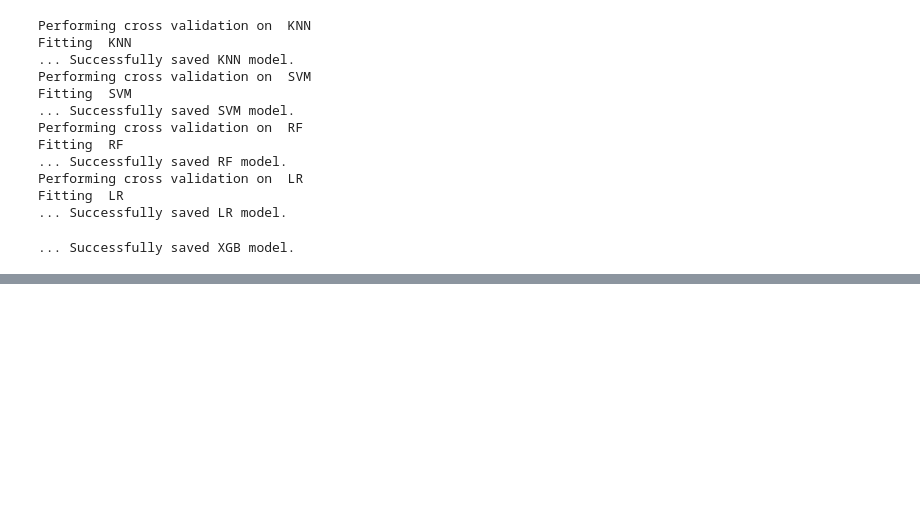
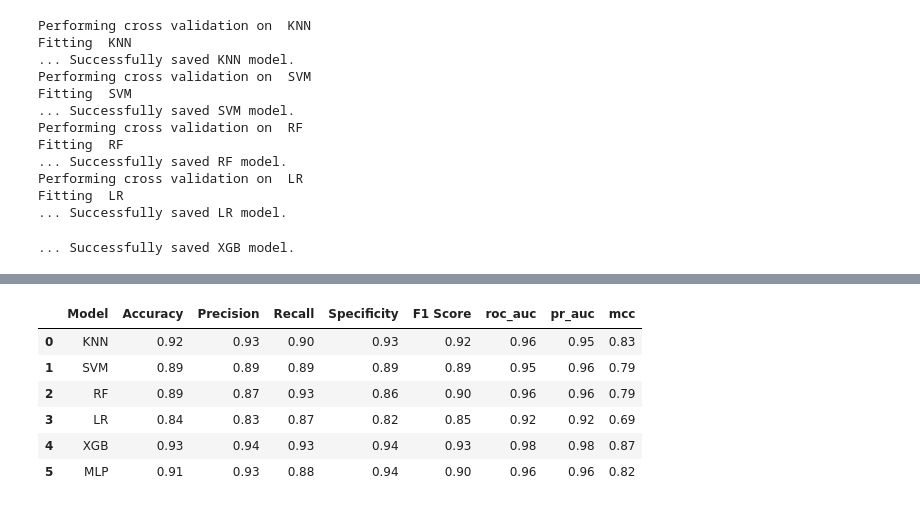
Before and after one commit to omicscodeathon/brainroute, a Jupyter notebook: notebooks/mtoralzml.ipynb, the cells around one changed output, grey strips where cells are left out. Cells and saved outputs as stored; diff of their text form; code cells hidden in the pictures; blank space fills up the shorter version.

```diff
--- a/notebooks/mtoralzml.ipynb
+++ b/notebooks/mtoralzml.ipynb
@@ -385,0 +384,41 @@ Test accuracy: 0.9209
+# %%
+from sklearn.metrics import precision_score, recall_score, f1_score
+
+# Get predictions for the test set
+y_proba_mlp = model.predict(X_test)
+y_pred_mlp = (y_proba_mlp > 0.5).astype("int32")
+
+# Calculate additional metrics
+precision_mlp = precision_score(y_test, y_pred_mlp)
+recall_mlp = recall_score(y_test, y_pred_mlp)
+f1_mlp = f1_score(y_test, y_pred_mlp)
+roc_auc_mlp = roc_auc_score(y_test, y_proba_mlp)
+pr_auc_mlp = average_precision_score(y_test, y_proba_mlp)
+mcc_mlp = matthews_corrcoef(y_test, y_pred_mlp)
+
+# Calculate specificity from confusion matrix
+cm_mlp = confusion_matrix(y_test, y_pred_mlp)
+TN, FP, FN, TP = cm_mlp.ravel()
+specificity_mlp = TN / (TN + FP) if (TN + FP) != 0 else 0
+
+# Append results to the list
+results.append({
+    'Model': 'MLP',
+    'Accuracy': test_acc,
+    'Precision': precision_mlp,
+    'Recall': recall_mlp,
+    'Specificity': specificity_mlp,
+    'F1 Score': f1_mlp,
+    'roc_auc': roc_auc_mlp,
+    'pr_auc': pr_auc_mlp,
+    'mcc': mcc_mlp
+})
+
+# Save the MLP model
+# model.save('../models/MLP_model.h5')
+# print('... Successfully saved MLP model.')
+
+# Re-create and display the results DataFrame
+results_df = pd.DataFrame(results)
+results_df
+# %% [output]
@@ -385,0 +426,7 @@ Test accuracy: 0.9209
+|  | Model | Accuracy | Precision | Recall | Specificity | F1 Score | roc_auc | pr_auc | mcc |
+| 0 | KNN | 0.92 | 0.93 | 0.90 | 0.93 | 0.92 | 0.96 | 0.95 | 0.83 |
+| 1 | SVM | 0.89 | 0.89 | 0.89 | 0.89 | 0.89 | 0.95 | 0.96 | 0.79 |
+| 2 | RF | 0.89 | 0.87 | 0.93 | 0.86 | 0.90 | 0.96 | 0.96 | 0.79 |
+| 3 | LR | 0.84 | 0.83 | 0.87 | 0.82 | 0.85 | 0.92 | 0.92 | 0.69 |
+| 4 | XGB | 0.93 | 0.94 | 0.93 | 0.94 | 0.93 | 0.98 | 0.98 | 0.87 |
+| 5 | MLP | 0.91 | 0.93 | 0.88 | 0.94 | 0.90 | 0.96 | 0.96 | 0.82 |
```
Also changed, not shown: parts of 19 cells of this notebook.
